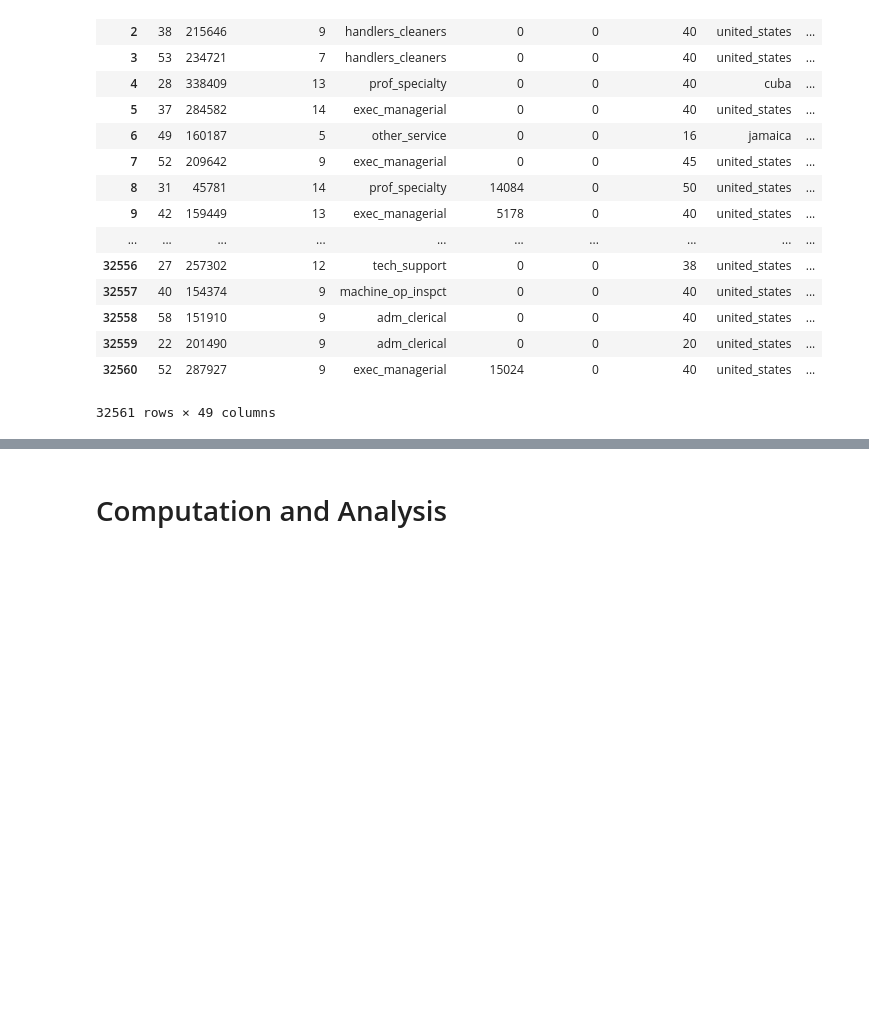
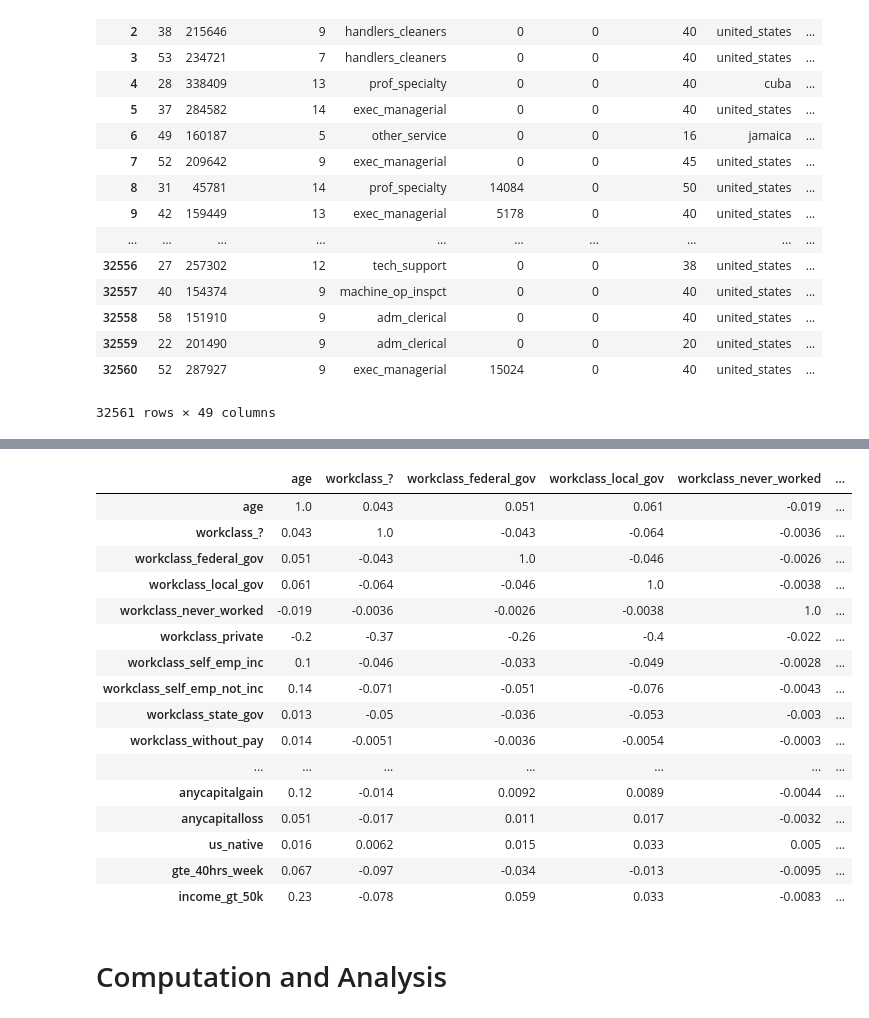
Before and after one commit to thomasoneil/gu_homework1, a Jupyter notebook: Population_Income_Predictions.ipynb, the cells around one changed output, grey strips where cells are left out. Drawn from its saved outputs; the diff is of its cells as text; code cells hidden in the pictures; blank space fills up the shorter version.

```diff
--- a/Population_Income_Predictions.ipynb
+++ b/Population_Income_Predictions.ipynb
@@ -176,3 +155,23 @@ instances.corr()
+# %%
+instances.corr(method='pearson').style.format("{:.2}").background_gradient(cmap=plt.get_cmap('coolwarm'), axis=1)
+# %% [output]
+|  | age | workclass_? | workclass_federal_gov | workclass_local_gov | workclass_never_worked | ... |
+| age | 1.0 | 0.043 | 0.051 | 0.061 | -0.019 | ... |
+| workclass_? | 0.043 | 1.0 | -0.043 | -0.064 | -0.0036 | ... |
+| workclass_federal_gov | 0.051 | -0.043 | 1.0 | -0.046 | -0.0026 | ... |
+| workclass_local_gov | 0.061 | -0.064 | -0.046 | 1.0 | -0.0038 | ... |
+| workclass_never_worked | -0.019 | -0.0036 | -0.0026 | -0.0038 | 1.0 | ... |
+| workclass_private | -0.2 | -0.37 | -0.26 | -0.4 | -0.022 | ... |
+| workclass_self_emp_inc | 0.1 | -0.046 | -0.033 | -0.049 | -0.0028 | ... |
+| workclass_self_emp_not_inc | 0.14 | -0.071 | -0.051 | -0.076 | -0.0043 | ... |
+| workclass_state_gov | 0.013 | -0.05 | -0.036 | -0.053 | -0.003 | ... |
+| workclass_without_pay | 0.014 | -0.0051 | -0.0036 | -0.0054 | -0.0003 | ... |
+| ... | ... | ... | ... | ... | ... | ... |
+| anycapitalgain | 0.12 | -0.014 | 0.0092 | 0.0089 | -0.0044 | ... |
+| anycapitalloss | 0.051 | -0.017 | 0.011 | 0.017 | -0.0032 | ... |
+| us_native | 0.016 | 0.0062 | 0.015 | 0.033 | 0.005 | ... |
+| gte_40hrs_week | 0.067 | -0.097 | -0.034 | -0.013 | -0.0095 | ... |
+| income_gt_50k | 0.23 | -0.078 | 0.059 | 0.033 | -0.0083 | ... |
 # %% [markdown]
 # Computation and Analysis
 # %%
```
Also changed, not shown: parts of 15 cells of this notebook.
